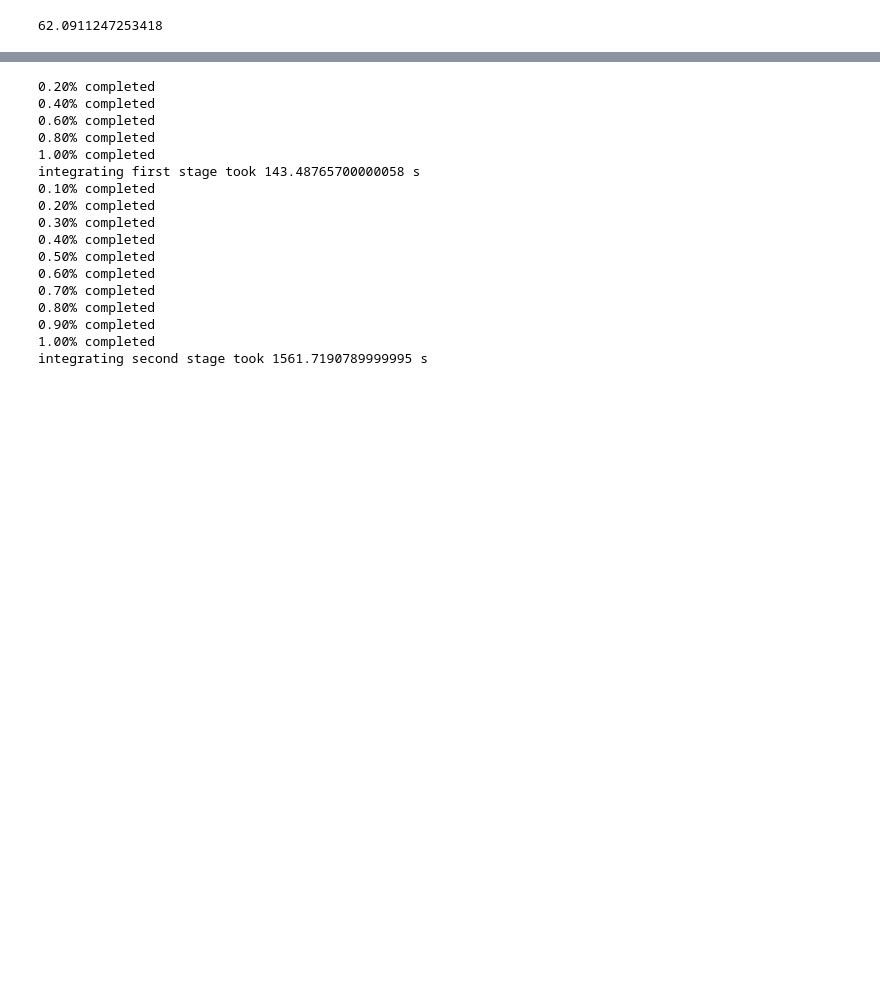
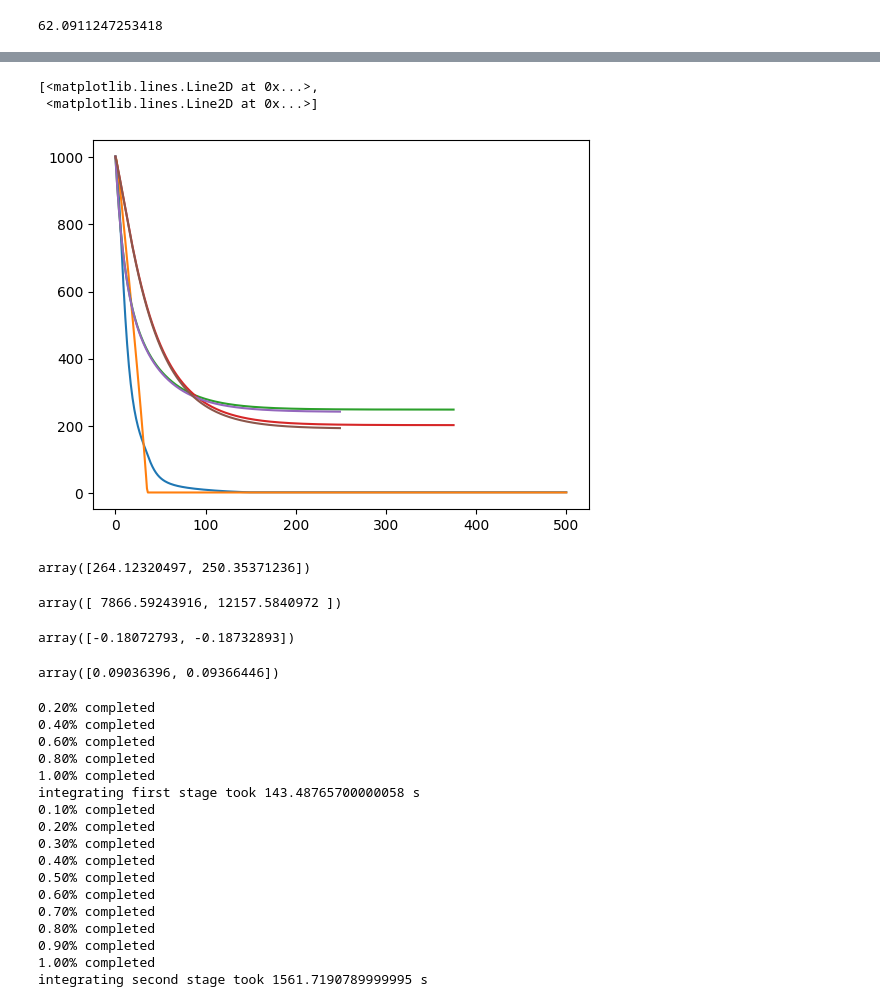
Before and after one commit to AddingAddict/ToroidalNetworks, a Jupyter notebook: sparse_weights/notebooks/ring_dmft.ipynb, the cells around one changed output, grey strips where cells are left out. Saved outputs shown, nothing was run; the diff lists cells and outputs as text; code cells hidden in the pictures; blank space fills up the shorter version.

```diff
--- a/sparse_weights/notebooks/ring_dmft.ipynb
+++ b/sparse_weights/notebooks/ring_dmft.ipynb
@@ -592,3 +660,60 @@ array([[20.939125, 20.939129, 20.93911 , ..., 20.876768, 20.876768,
+# %%
+reload(dmft)
+Nsav = len(res_dict['Cr'][0])
+plt.plot(dmft.each_diag(res_dict['full_Cdr']).T)
+plt.plot(dmft.each_diag(res_dict['full_Cdr'],Nsav//2).T)
+plt.plot(dmft.each_diag(res_dict['full_Cdr'],Nsav).T)
+# %% [output]
+[<matplotlib.lines.Line2D at 0x...>,
+ <matplotlib.lines.Line2D at 0x...>]
+[figure, added]
+# %%
+dmft.grid_stat(np.mean,res_dict['Cdr'],4,dt)
+# %% [output]
+array([264.12320497, 250.35371236])
+# %%
+reload(dmft)
+
+FE,FI,ME,MI,CE,CI = dmft.base_itp_moments('./../results')
+FL,ML,CL = dmft.opto_itp_moments('./../results',L,CVL)
+
+def base_M(mui,Sigii,out):
+    out[0] = ME(mui[0],Sigii[0])[0]
+    out[1] = MI(mui[1],Sigii[1])[0]
+
+def base_C(mui,Sigii,Sigij,out):
+    out[0] = CE(mui[0],Sigii[0],Sigij[0])[0]
+    out[1] = CI(mui[1],Sigii[1],Sigij[1])[0]
+
+def opto_M(mui,Sigii,out):
+    out[0] = ML(mui[0],Sigii[0])[0]
+    out[1] = MI(mui[1],Sigii[1])[0]
+
+def opto_C(mui,Sigii,Sigij,out):
+    out[0] = CL(mui[0],Sigii[0],Sigij[0])[0]
+    out[1] = CI(mui[1],Sigii[1],Sigij[1])[0]
+
+def diff_R(mu1i,mu2i,Sig1ii,Sig2ii,kij,out):
+#     out[0] = dmft.R(ME,ML,mu1i[0],mu2i[0],Sig1ii[0],Sig2ii[0],kij[0])
+#     out[1] = dmft.R(MI,MI,mu1i[1],mu2i[1],Sig1ii[1],Sig2ii[1],kij[1])
+    out[0] = dmft.R_simp(ME,ML,mu1i[0],mu2i[0],Sig1ii[0],Sig2ii[0],kij[0])
+    out[1] = dmft.R_simp(MI,MI,mu1i[1],mu2i[1],Sig1ii[1],Sig2ii[1],kij[1])
+
+Rphi = np.zeros(2)
+
+diff_R(res_dict['mu'][:2],res_dict['mu'][2:],res_dict['Sig'][:2,0],res_dict['Sig'][2:,0],
+       0.5*(res_dict['Sig'][:2,-1]+res_dict['Sig'][2:,-1]-res_dict['Sigd'][:,-1]),Rphi)
+Rphi
+# %% [output]
+array([ 7866.59243916, 12157.5840972 ])
+# %%
+res_dict['Cr'][:2,-1] + res_dict['Cr'][2:,-1] - 2*Rphi - res_dict['Cdr'][:,-1]
+# %% [output]
+array([-0.18072793, -0.18732893])
+# %%
+Rphi - res_dict['Cr'][:2,-1] - Rrdr[:,-1]
+# %% [output]
+array([0.09036396, 0.09366446])
 # %%
 this_prms = prms.copy()
 
```
Also changed, not shown: parts of 9 cells of this notebook, 5 other files.
